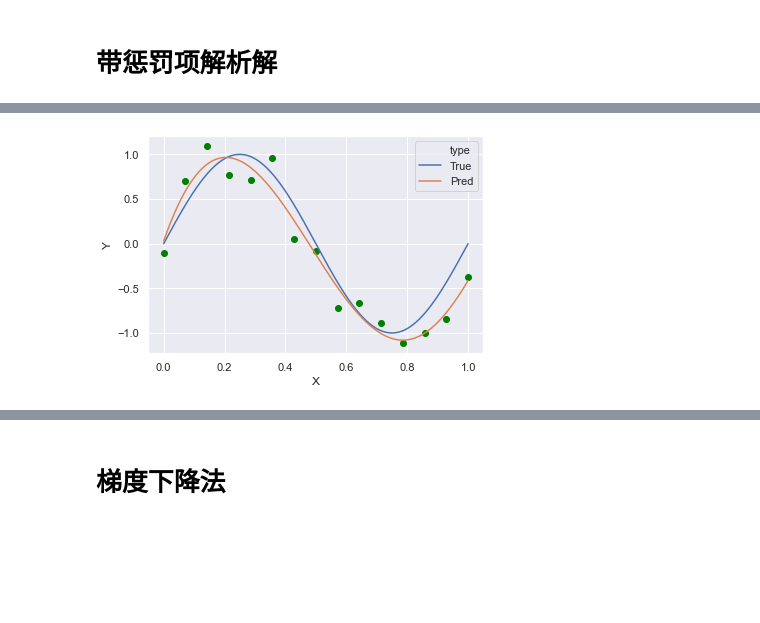
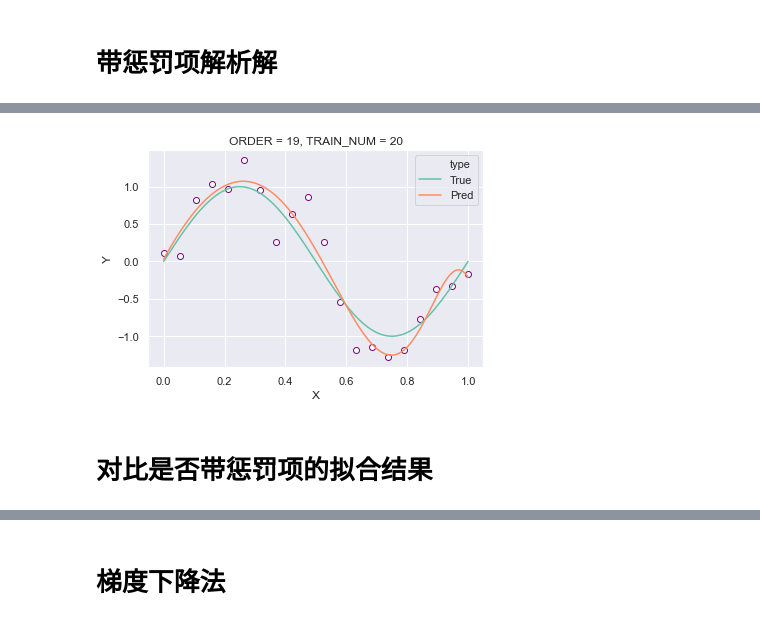
Before and after one commit to gzn00417/2020Fall-Machine-Learning, a Jupyter notebook: Labs/Lab1/main.ipynb, the cells around one changed output, grey strips where cells are left out. Cells and saved outputs as stored; diff of their text form; code cells hidden in the pictures; blank space fills up the shorter version.

```diff
--- a/Labs/Lab1/main.ipynb
+++ b/Labs/Lab1/main.ipynb
@@ -16,9 +16,9 @@ sns.set()
 # %%
 # 超参数
-TRAIN_NUM = 15 # 训练集规模
+TRAIN_NUM = 20 # 训练集规模
 VALIDATION_NUM = 100 # 验证集规模
 TEST_NUM = 1000 # 测试集规模
-ORDER = 6 # 阶数
+ORDER = 19 # 阶数
 X_LEFT = 0 # 左界限
 X_RIGHT = 1 # 右界限
 NOISE_SCALE = 0.25 # 噪音标准差
@@ -70,2 +71,5 @@ train_data
 # %% [markdown]
 # 可视化拟合结果
+# %%
+def show_train_data(x_train, y_train):
+    plt.scatter(x=x_train, y=y_train, color="white", edgecolors="purple")
@@ -72,19 +79,19 @@ train_data
 # %%
-def show_fit_solution(x_train, y_train, x, y_pred, y_true):
-    """可视化：训练集点、原始函数、拟合函数
+def show_comparation(x, y1, label1, y2, label2):
+    """可视化两个函数
     """
     d = pd.DataFrame(
         np.concatenate(
             (
-                np.transpose([X_TEST, y_true, ["True"] * TEST_NUM]),
-                np.transpose([X_TEST, y_pred, ["Pred"] * TEST_NUM]),
+                np.transpose([X_TEST, y1, [label1] * TEST_NUM]),
+                np.transpose([X_TEST, y2, [label2] * TEST_NUM]),
             )
         ),
         columns=["X", "Y", "type"],
     )
     d[["X", "Y"]] = d[["X", "Y"]].astype("float")
     sns.lineplot(x="X", y="Y", data=d, hue="type")
-    plt.scatter(x=x_train, y=y_train, color="green")
+    plt.title("ORDER = " + str(ORDER) + ", TRAIN_NUM = " + str(TRAIN_NUM))
 # %% [markdown]
 # 解析解
 # %%
@@ -125,19 +133,23 @@ for i in range(-50, 0):
     y_pred, w_vec = get_y_pred_by_analytical(
         x_train=X_TRAIN,
         y_train=Y_TRAIN,
-        x=X_TRAIN, # 训练集
+        x=X_TRAIN,  # 训练集
         with_penalty=True,
         lambda_penalty=np.exp(i),
     )
-    error_ln_lambda.append([i, calc_e_rms(y_pred=y_pred, y_true=Y_TRAIN), "TRAIN"]) # 训练集上的根均方误差
+    error_ln_lambda.append(
+        [i, calc_e_rms(y_pred=y_pred, y_true=Y_TRAIN), "TRAIN"]
+    )  # 训练集上的根均方误差
     y_pred, w_vec = get_y_pred_by_analytical(
         x_train=X_TRAIN,
         y_train=Y_TRAIN,
-        x=X_VALIDATION, # 验证集
+        x=X_VALIDATION,  # 验证集
         with_penalty=True,
         lambda_penalty=np.exp(i),
     )
-    error_ln_lambda.append([i, calc_e_rms(y_pred=y_pred, y_true=Y_VALIDATION), "VALIDATION"]) # 测试集上的根均方误差
+    error_ln_lambda.append(
+        [i, calc_e_rms(y_pred=y_pred, y_true=Y_VALIDATION), "VALIDATION"]
+    )  # 测试集上的根均方误差
 # %%
 best_lambda, least_loss = show_lambda_error(error_ln_lambda)
 # %% [output]
@@ -145,6 +157,9 @@ best_lambda, least_loss = show_lambda_error(error_ln_lambda)
 # %%
 y_pred, w_vec = get_y_pred_by_analytical(x_train=X_TRAIN, y_train=Y_TRAIN, x=X_TEST, with_penalty=True, lambda_penalty=best_lambda)
 W_SOLUTION["Analytical_With_Penalty"] = w_vec
-show_fit_solution(x_train=X_TRAIN, y_train=Y_TRAIN, x=X_TEST, y_pred=y_pred, y_true=Y_TEST)
+show_comparation(x=X_TEST, y1=Y_TEST, label1="True", y2=y_pred, label2="Pred")
+show_train_data(x_train=X_TRAIN, y_train=Y_TRAIN)
 # %% [output]
-[figure, old version]
+[figure, new version]
+# %% [markdown]
+# 对比是否带惩罚项的拟合结果
```
Also changed, not shown: parts of 15 cells of this notebook.
